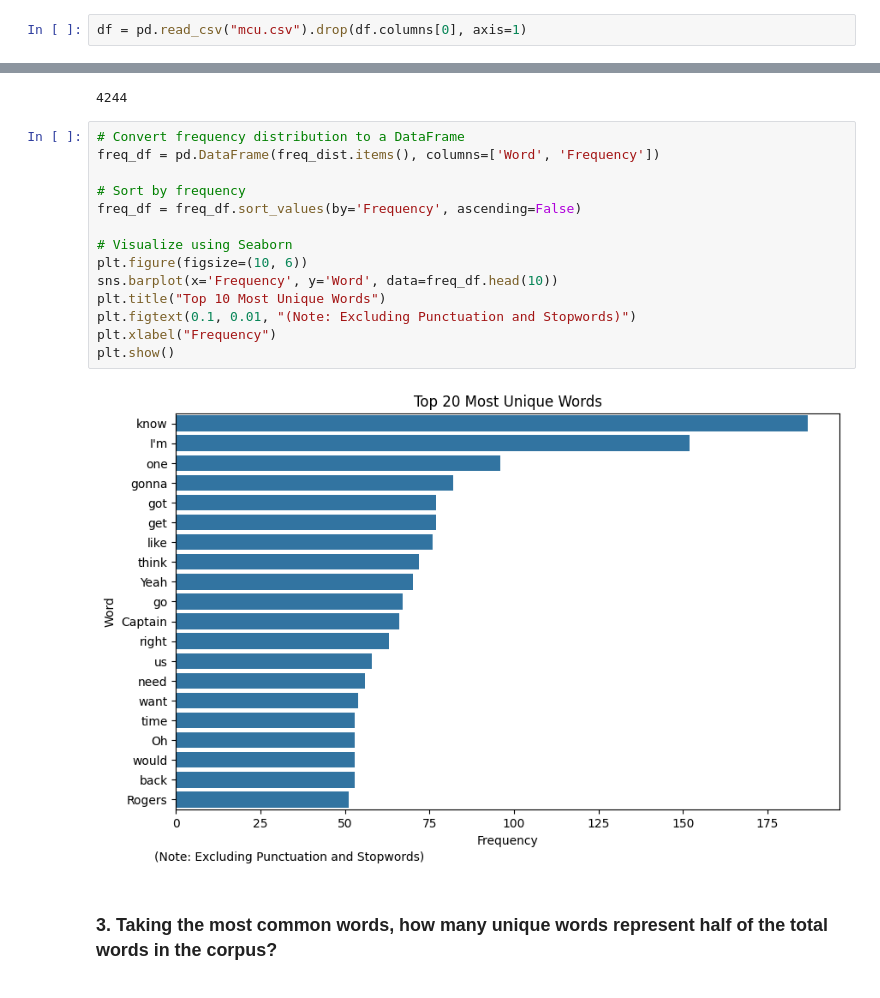
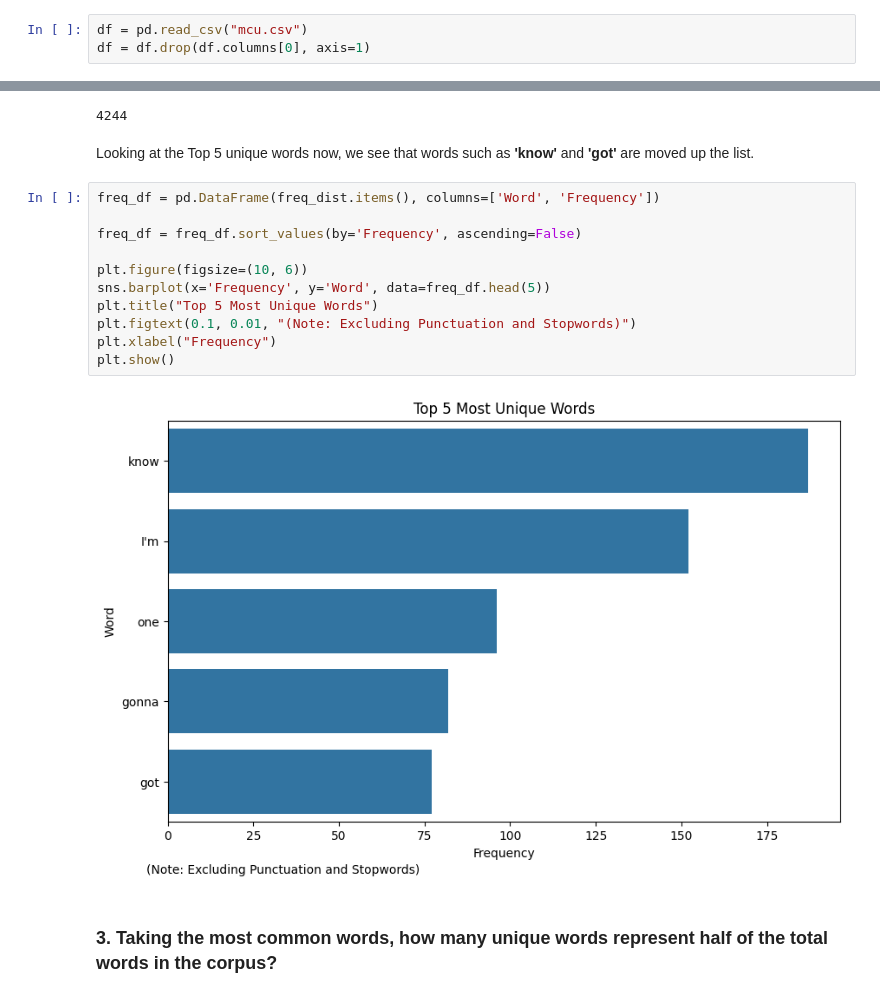
Before and after one commit to hellojohncruz/DATA-620, a Jupyter notebook: High Frequency Words/high_freq_words.ipynb, the cells around one changed output, grey strips where cells are left out. Saved outputs shown, nothing was run; the diff lists cells and outputs as text.

```diff
--- a/High Frequency Words/high_freq_words.ipynb
+++ b/High Frequency Words/high_freq_words.ipynb
@@ -16,2 +22,3 @@ from nltk.corpus import stopwords
 # %%
-df = pd.read_csv("mcu.csv").drop(df.columns[0], axis=1)
+df = pd.read_csv("mcu.csv")
+df = df.drop(df.columns[0], axis=1)
@@ -113,22 +128,21 @@ FreqDist({'know': 187, "I'm": 152, 'one': 96, 'gonna': 82, 'get': 77, 'got': 77,
 len(freq_dist)
 # %% [output]
 4244
+# %% [markdown]
+Looking at the Top 5 unique words now, we see that words such as **'know'** and **'got'** are moved up the list.
 # %%
-# Convert frequency distribution to a DataFrame
 freq_df = pd.DataFrame(freq_dist.items(), columns=['Word', 'Frequency'])
 
-# Sort by frequency
 freq_df = freq_df.sort_values(by='Frequency', ascending=False)
 
-# Visualize using Seaborn
 plt.figure(figsize=(10, 6))
-sns.barplot(x='Frequency', y='Word', data=freq_df.head(10))
-plt.title("Top 10 Most Unique Words")
+sns.barplot(x='Frequency', y='Word', data=freq_df.head(5))
+plt.title("Top 5 Most Unique Words")
 plt.figtext(0.1, 0.01, "(Note: Excluding Punctuation and Stopwords)")
 plt.xlabel("Frequency")
 plt.show()
 # %% [output]
-[figure, old version]
+[figure, new version]
 # %% [markdown]
 ### 3. Taking the most common words, how many unique words represent half of the total words in the corpus?
 # %%
```
Also changed, not shown: parts of 16 cells of this notebook.
